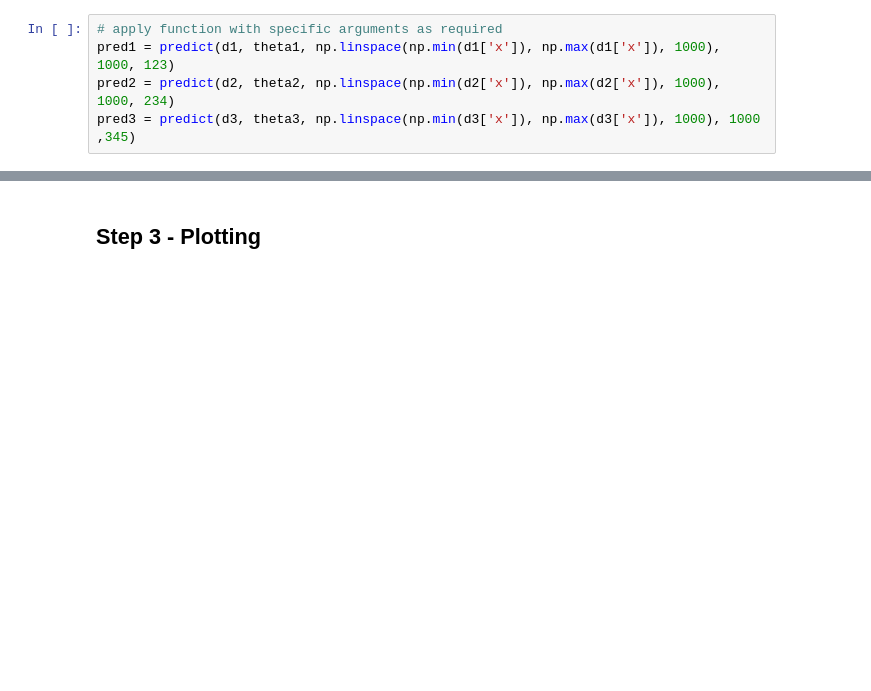
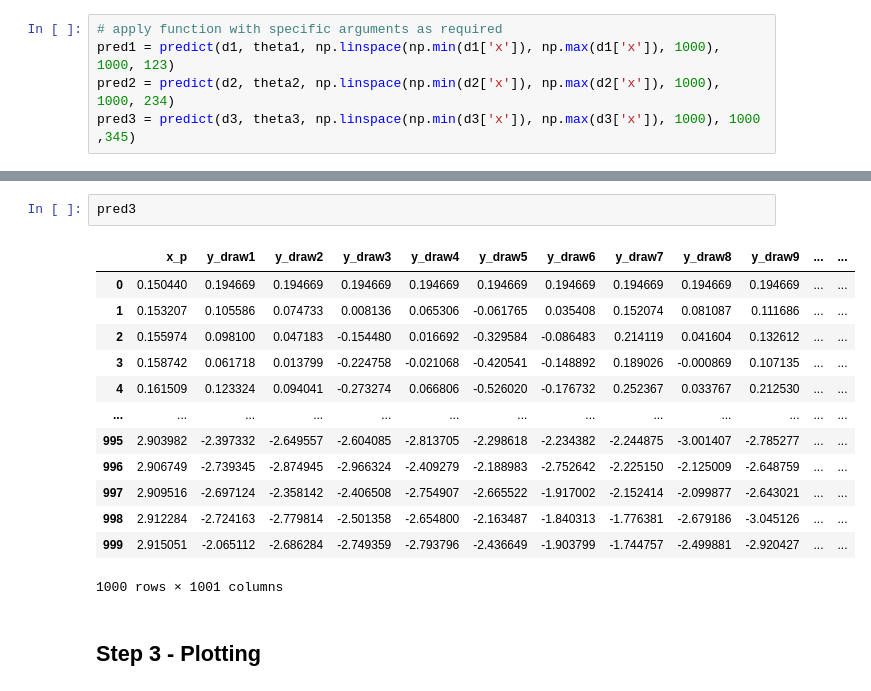
Before and after one commit to congjun-huang/Gaussian-Process-Regression, a Jupyter notebook: GPR/Gaussian_Process_Regression.ipynb, the cells around one changed output, grey strips where cells are left out. Cells and saved outputs as stored; diff of their text form; blank space fills up the shorter version.

```diff
--- a/GPR/Gaussian_Process_Regression.ipynb
+++ b/GPR/Gaussian_Process_Regression.ipynb
@@ -195,3 +227,19 @@ pred3 = predict(d3, theta3, np.linspace(np.min(d3['x']), np.max(d3['x']), 1000),
+# %%
+pred3
+# %% [output]
+|  | x_p | y_draw1 | y_draw2 | y_draw3 | y_draw4 | y_draw5 | y_draw6 | y_draw7 | y_draw8 | y_draw9 | ... | ... |
+| 0 | 0.150440 | 0.194669 | 0.194669 | 0.194669 | 0.194669 | 0.194669 | 0.194669 | 0.194669 | 0.194669 | 0.194669 | ... | ... |
+| 1 | 0.153207 | 0.105586 | 0.074733 | 0.008136 | 0.065306 | -0.061765 | 0.035408 | 0.152074 | 0.081087 | 0.111686 | ... | ... |
+| 2 | 0.155974 | 0.098100 | 0.047183 | -0.154480 | 0.016692 | -0.329584 | -0.086483 | 0.214119 | 0.041604 | 0.132612 | ... | ... |
+| 3 | 0.158742 | 0.061718 | 0.013799 | -0.224758 | -0.021068 | -0.420541 | -0.148892 | 0.189026 | -0.000869 | 0.107135 | ... | ... |
+| 4 | 0.161509 | 0.123324 | 0.094041 | -0.273274 | 0.066806 | -0.526020 | -0.176732 | 0.252367 | 0.033767 | 0.212530 | ... | ... |
+| ... | ... | ... | ... | ... | ... | ... | ... | ... | ... | ... | ... | ... |
+| 995 | 2.903982 | -2.397332 | -2.649557 | -2.604085 | -2.813705 | -2.298618 | -2.234382 | -2.244875 | -3.001407 | -2.785277 | ... | ... |
+| 996 | 2.906749 | -2.739345 | -2.874945 | -2.966324 | -2.409279 | -2.188983 | -2.752642 | -2.225150 | -2.125009 | -2.648759 | ... | ... |
+| 997 | 2.909516 | -2.697124 | -2.358142 | -2.406508 | -2.754907 | -2.665522 | -1.917002 | -2.152414 | -2.099877 | -2.643021 | ... | ... |
+| 998 | 2.912284 | -2.724163 | -2.779814 | -2.501358 | -2.654800 | -2.163487 | -1.840313 | -1.776381 | -2.679186 | -3.045126 | ... | ... |
+| 999 | 2.915051 | -2.065112 | -2.686284 | -2.749359 | -2.793796 | -2.436649 | -1.903799 | -1.744757 | -2.499881 | -2.920427 | ... | ... |
+1000 rows × 1001 columns
 # %% [markdown]
 ## Step 3 - Plotting
 # %% [markdown]
```
Also changed, not shown: parts of 2 cells of this notebook.
